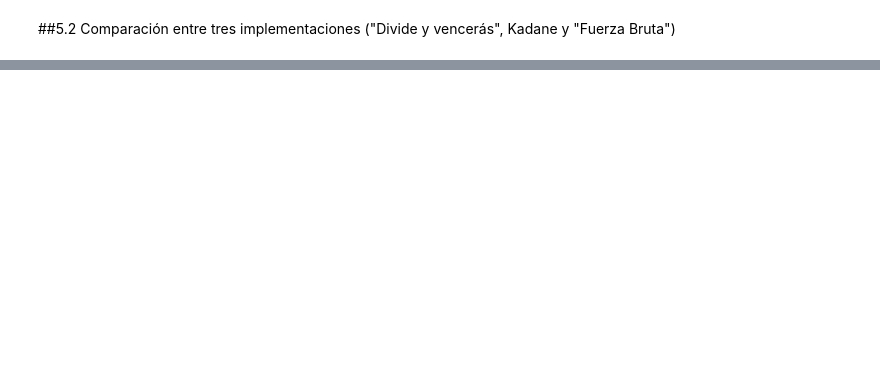
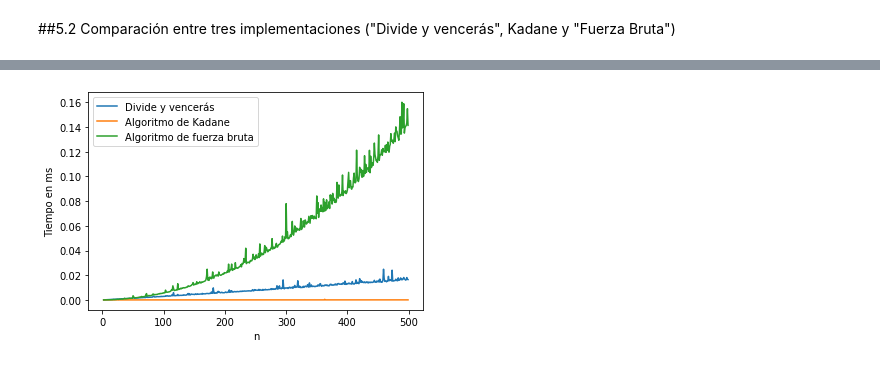
Before and after one commit to Sylver640/ADA-Informes, a Jupyter notebook: Informe_SubMaxArray.ipynb, the cells around one changed output, grey strips where cells are left out. Saved outputs shown, nothing was run; the diff lists cells and outputs as text; code cells hidden in the pictures; blank space fills up the shorter version.

```diff
--- a/Informe_SubMaxArray.ipynb
+++ b/Informe_SubMaxArray.ipynb
@@ -258,0 +349,35 @@ TypeError: ignored
+# %%
+def bruteForceSum(A):
+  maxSum = 0
+  sumTillNow = 0
+  for i in range(len(A)):
+    sumTillNow = 0
+    for j in range(i,len(A)):
+      sumTillNow+=A[j]
+      if sumTillNow > maxSum:
+        maxSum = sumTillNow
+  return maxSum
+
+x = []; y1 = []; y2 = []; y3 = []
+for n in range(2,500):
+  a = random.sample(range(-1000, 1000), n)
+
+  r = repeat(setup="from __main__ import subMaxArray", stmt = f"subMaxArray({a},{0},{len(a)-1})", repeat = 1, number = 10)
+  y1.append(r)
+  t = repeat(setup="from __main__ import kadaneAlg", stmt = f"kadaneAlg({a})", repeat = 1, number = 10)
+  y2.append(t)
+  z = repeat(setup="from __main__ import bruteForceSum", stmt = f"bruteForceSum({a})", repeat = 1, number = 10)
+  y3.append(z)
+
+  x.append(n)
+
+plt.plot(x,y1)
+plt.plot(x,y2)
+plt.plot(x,y3)
+plt.legend(["Divide y vencerás","Algoritmo de Kadane", "Algoritmo de fuerza bruta"])
+
+plt.xlabel("n")
+plt.ylabel("Tiempo en ms")
+plt.show()
+# %% [output]
+[figure, added]
```
Also changed, not shown: parts of 28 cells of this notebook.
